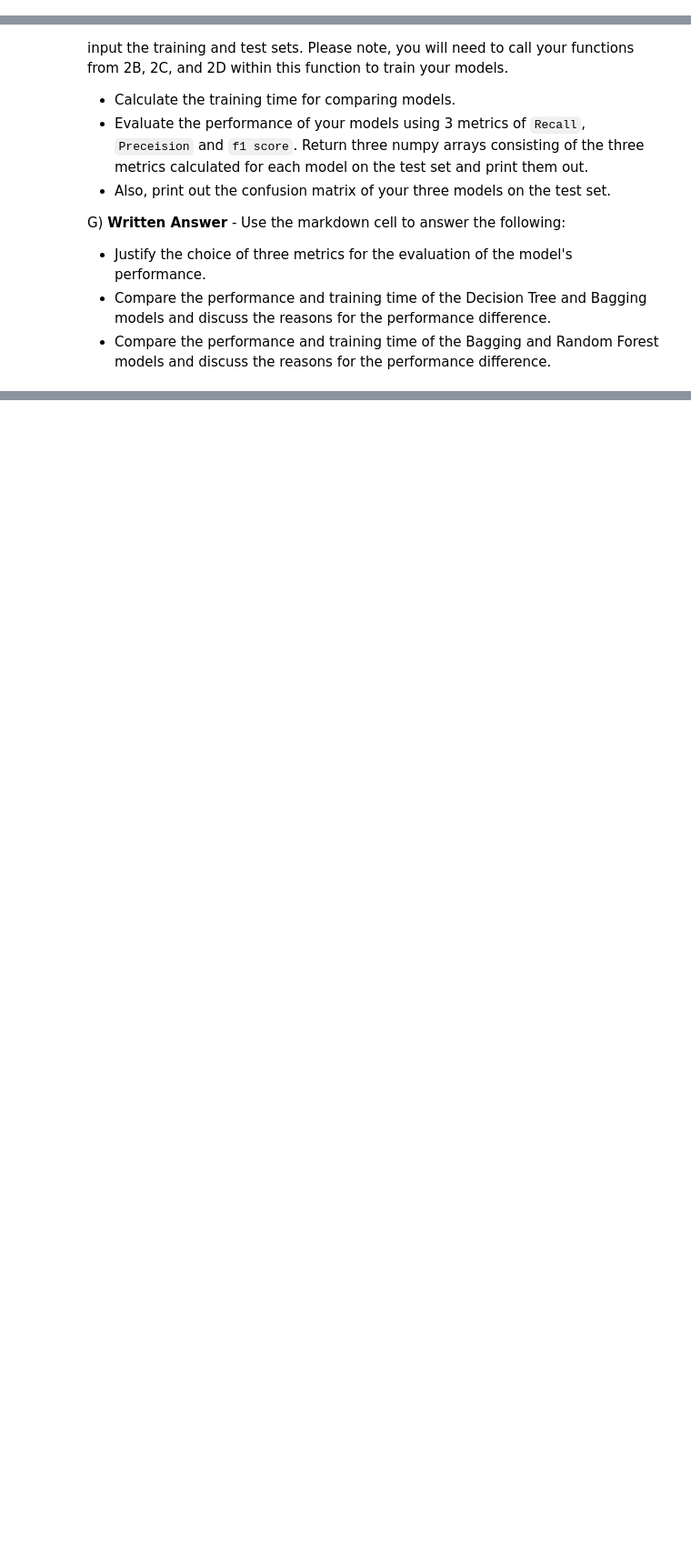
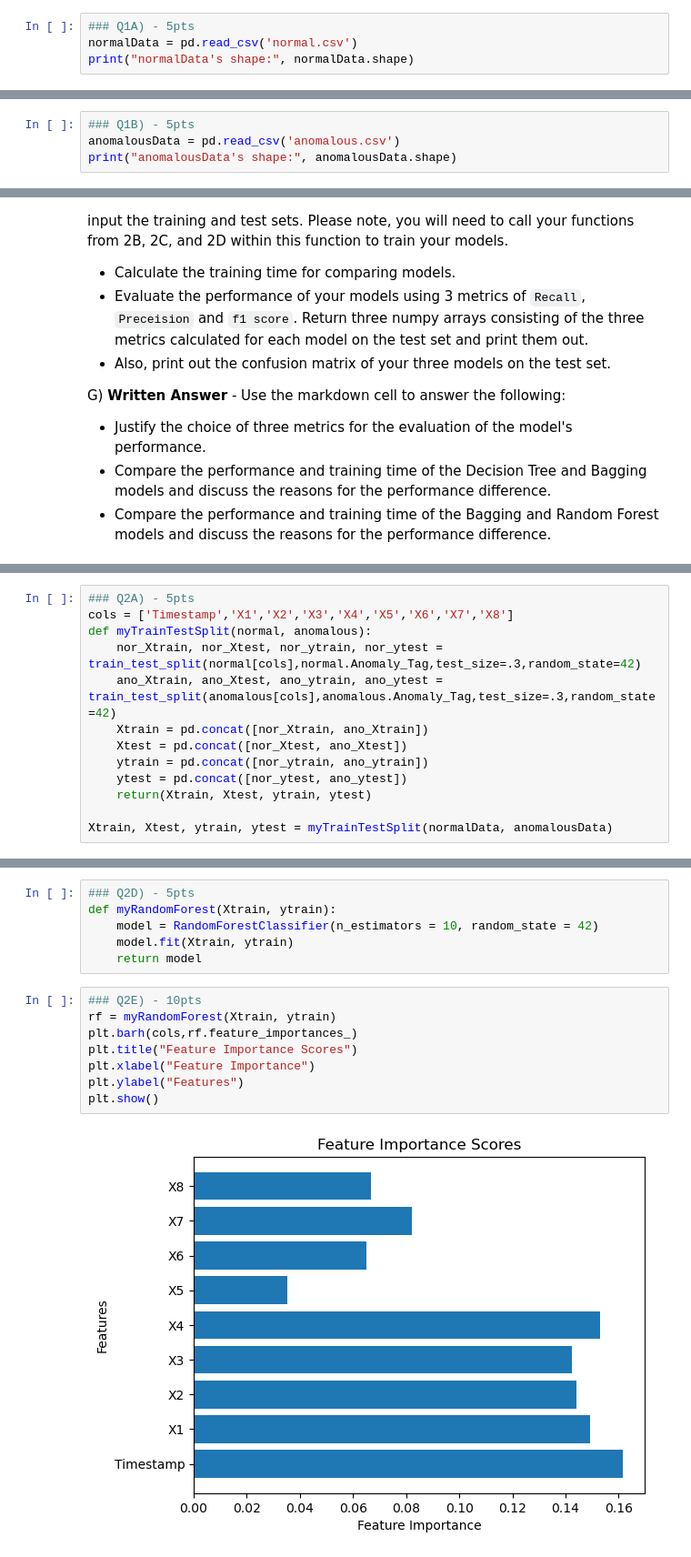
Before and after one commit to aabusha3/Supervised-Learning-Models_DS3000-6, a Jupyter notebook: aabusha3_Assignment_6.ipynb, the cells around one changed output, grey strips where cells are left out. Shown at 91% size. Saved outputs shown, nothing was run; the diff lists cells and outputs as text; blank space fills up the shorter version.

```diff
--- a/aabusha3_Assignment_6.ipynb
+++ b/aabusha3_Assignment_6.ipynb
@@ -38,0 +36,4 @@ B) Read "anomalous.csv" as a pandas dataframe "anomalousData", and print out the
+# %%
+### Q1A) - 5pts
+normalData = pd.read_csv('normal.csv')
+print("normalData's shape:", normalData.shape)
@@ -38,0 +42,4 @@ B) Read "anomalous.csv" as a pandas dataframe "anomalousData", and print out the
+# %%
+### Q1B) - 5pts
+anomalousData = pd.read_csv('anomalous.csv')
+print("anomalousData's shape:", anomalousData.shape)
@@ -79,0 +73,13 @@ G) **Written Answer** - Use the markdown cell to answer the following:
+# %%
+### Q2A) - 5pts
+cols = ['Timestamp','X1','X2','X3','X4','X5','X6','X7','X8']
+def myTrainTestSplit(normal, anomalous):
+    nor_Xtrain, nor_Xtest, nor_ytrain, nor_ytest = train_test_split(normal[cols],normal.Anomaly_Tag,test_size=.3,random_state=42)
+    ano_Xtrain, ano_Xtest, ano_ytrain, ano_ytest = train_test_split(anomalous[cols],anomalous.Anomaly_Tag,test_size=.3,random_state=42)
+    Xtrain = pd.concat([nor_Xtrain, ano_Xtrain])
+    Xtest = pd.concat([nor_Xtest, ano_Xtest])
+    ytrain = pd.concat([nor_ytrain, ano_ytrain])
+    ytest = pd.concat([nor_ytest, ano_ytest])
+    return(Xtrain, Xtest, ytrain, ytest)
+
+Xtrain, Xtest, ytrain, ytest = myTrainTestSplit(normalData, anomalousData)
@@ -79,0 +98,16 @@ G) **Written Answer** - Use the markdown cell to answer the following:
+# %%
+### Q2D) - 5pts
+def myRandomForest(Xtrain, ytrain):
+    model = RandomForestClassifier(n_estimators = 10, random_state = 42)
+    model.fit(Xtrain, ytrain)
+    return model
+# %%
+### Q2E) - 10pts
+rf = myRandomForest(Xtrain, ytrain)
+plt.barh(cols,rf.feature_importances_)
+plt.title("Feature Importance Scores")
+plt.xlabel("Feature Importance")
+plt.ylabel("Features")
+plt.show()
+# %% [output]
+[figure, added]
```
Also changed, not shown: parts of 22 cells of this notebook.
